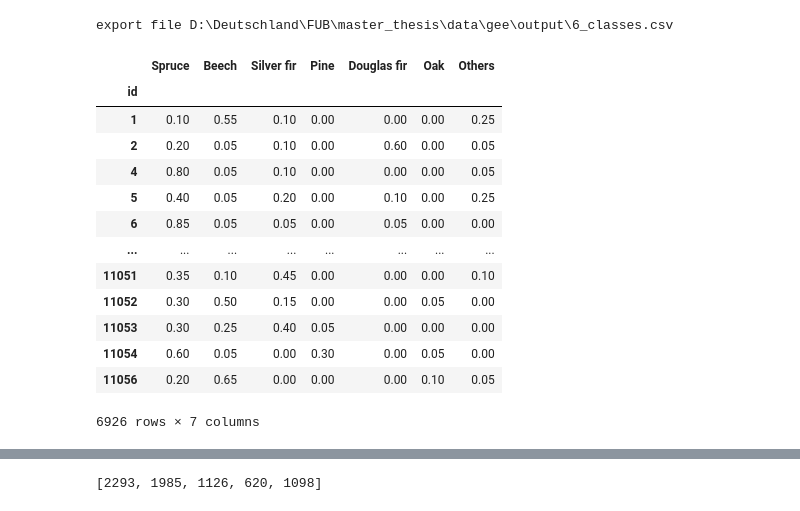
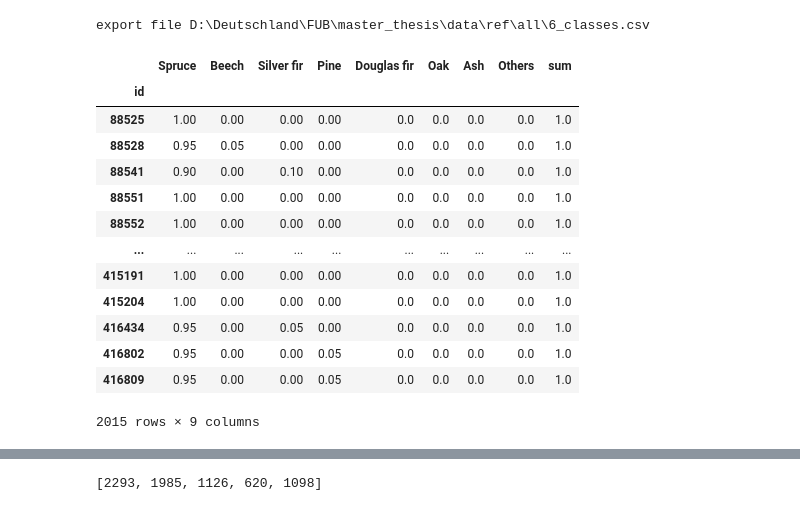
Before and after one commit to JKfuberlin/SITS-NN-Classification, a Jupyter notebook: notebook/reference.ipynb, the cells around one changed output, grey strips where cells are left out. Saved outputs shown, nothing was run; the diff lists cells and outputs as text; code cells hidden in the pictures.

```diff
--- a/notebook/reference.ipynb
+++ b/notebook/reference.ipynb
@@ -5,11 +5,11 @@ import sys
 sys.path.append('../')
 import utils.csv as csv
 # %%
-OUTPUT_DIR = 'D:\\Deutschland\\FUB\\master_thesis\\data\\gee\\output'
+OUTPUT_DIR = 'D:\\Deutschland\\FUB\\master_thesis\\data\\ref\\all'
 
-REF_CSV = 'reference.csv'
-LABEL_CSV = 'label_con_dec.csv'
-MERGE_CSV = 'merged_30.csv'
+REF_CSV = 'reference_pure.csv'
+LABEL_CSV = 'label_6multi.csv'
+MERGE_CSV = 'merged_10.csv'
 CLASS_CSV = '6_classes.csv'
 
 ref_path = os.path.join(OUTPUT_DIR, REF_CSV)
@@ -21,14 +21,14 @@ def statistics() -> pd.DataFrame:
     """Count percentage of selected species over each polygon"""
     ref = csv.load(file_path=ref_path, index_col='id')
     # selected species
-    cols = ['Spruce','Beech','Silver fir','Pine','Douglas fir','Oak', 'Others','id']
+    cols = ['Spruce','Beech','Silver fir','Pine','Douglas fir','Oak', 'Ash','Others','id']
     # cols = ['Spruce','Beech','Coniferous','Deciduous','id']
     labels = []
     for index, row in ref.iterrows():
         label = pd.DataFrame(columns=cols, index=[0])
         label.fillna(value=0, inplace=True)
         label['id'] = index
-        if row[0] not in [110, 710, 210, 410, 310, 600]:
+        if row[0] not in [110, 710, 210, 410, 310, 600, 831]:
             continue
         for i in range(8):
             if row[i] == 110:
@@ -43,6 +43,8 @@ def statistics() -> pd.DataFrame:
                 label['Douglas fir'] += row[i + 8]
             elif row[i] == 600:
                 label['Oak'] += row[i + 8]
+            elif row[i] == 831:
+                label['Ash'] += row[i + 8]
             else:
                 label['Others'] += row[i + 8]
         labels.append(label)
@@ -52,38 +54,39 @@ def statistics() -> pd.DataFrame:
 # %%
 def export_classes() -> pd.DataFrame:
     """Export percentage of selected species as csv file"""
     # load labels
     classes = statistics()
     merged = csv.load(merge_path,'id')
     # select both labels and data are available polygons
     output = pd.merge(classes, merged, on='id', how='inner')
     # delete sum of percentage is not 100%
-    output['sum'] = output.iloc[:,0:7].sum(axis=1)
+    # **************change number of column here**************
+    output['sum'] = output.iloc[:,0:8].sum(axis=1)
+    # ********************************************************
     output = output[output['sum'] == 100]
     # delete useless columns
-    cols = [i for i in range(7, 283)]
-    output.drop(output.columns[cols], axis=1, inplace=True)
+    output.drop(columns=['sum'], axis=1, inplace=True)
     output = output / 100
     csv.export(output, class_path, True)
     return output
 
 export_classes()
 # %% [output]
-export file D:\Deutschland\FUB\master_thesis\data\gee\output\6_classes.csv
+export file D:\Deutschland\FUB\master_thesis\data\ref\all\6_classes.csv
-|  | Spruce | Beech | Silver fir | Pine | Douglas fir | Oak | Others |
-| id |  |  |  |  |  |  |  |
-| 1 | 0.10 | 0.55 | 0.10 | 0.00 | 0.00 | 0.00 | 0.25 |
-| 2 | 0.20 | 0.05 | 0.10 | 0.00 | 0.60 | 0.00 | 0.05 |
-| 4 | 0.80 | 0.05 | 0.10 | 0.00 | 0.00 | 0.00 | 0.05 |
-| 5 | 0.40 | 0.05 | 0.20 | 0.00 | 0.10 | 0.00 | 0.25 |
-| 6 | 0.85 | 0.05 | 0.05 | 0.00 | 0.05 | 0.00 | 0.00 |
-| ... | ... | ... | ... | ... | ... | ... | ... |
-| 11051 | 0.35 | 0.10 | 0.45 | 0.00 | 0.00 | 0.00 | 0.10 |
-| 11052 | 0.30 | 0.50 | 0.15 | 0.00 | 0.00 | 0.05 | 0.00 |
-| 11053 | 0.30 | 0.25 | 0.40 | 0.05 | 0.00 | 0.00 | 0.00 |
-| 11054 | 0.60 | 0.05 | 0.00 | 0.30 | 0.00 | 0.05 | 0.00 |
-| 11056 | 0.20 | 0.65 | 0.00 | 0.00 | 0.00 | 0.10 | 0.05 |
+|  | Spruce | Beech | Silver fir | Pine | Douglas fir | Oak | Ash | Others | sum |
+| id |  |  |  |  |  |  |  |  |  |
+| 88525 | 1.00 | 0.00 | 0.00 | 0.00 | 0.0 | 0.0 | 0.0 | 0.0 | 1.0 |
+| 88528 | 0.95 | 0.05 | 0.00 | 0.00 | 0.0 | 0.0 | 0.0 | 0.0 | 1.0 |
+| 88541 | 0.90 | 0.00 | 0.10 | 0.00 | 0.0 | 0.0 | 0.0 | 0.0 | 1.0 |
+| 88551 | 1.00 | 0.00 | 0.00 | 0.00 | 0.0 | 0.0 | 0.0 | 0.0 | 1.0 |
+| 88552 | 1.00 | 0.00 | 0.00 | 0.00 | 0.0 | 0.0 | 0.0 | 0.0 | 1.0 |
+| ... | ... | ... | ... | ... | ... | ... | ... | ... | ... |
+| 415191 | 1.00 | 0.00 | 0.00 | 0.00 | 0.0 | 0.0 | 0.0 | 0.0 | 1.0 |
+| 415204 | 1.00 | 0.00 | 0.00 | 0.00 | 0.0 | 0.0 | 0.0 | 0.0 | 1.0 |
+| 416434 | 0.95 | 0.00 | 0.05 | 0.00 | 0.0 | 0.0 | 0.0 | 0.0 | 1.0 |
+| 416802 | 0.95 | 0.00 | 0.00 | 0.05 | 0.0 | 0.0 | 0.0 | 0.0 | 1.0 |
+| 416809 | 0.95 | 0.00 | 0.00 | 0.05 | 0.0 | 0.0 | 0.0 | 0.0 | 1.0 |
-6926 rows × 7 columns
+2015 rows × 9 columns
 # %%
 def multi_label() -> pd.DataFrame:
     """Build multi-hot label for 9 classes, 1 means existing 0 means not"""
```
Also changed, not shown: parts of 2 cells of this notebook, 41 other files.
